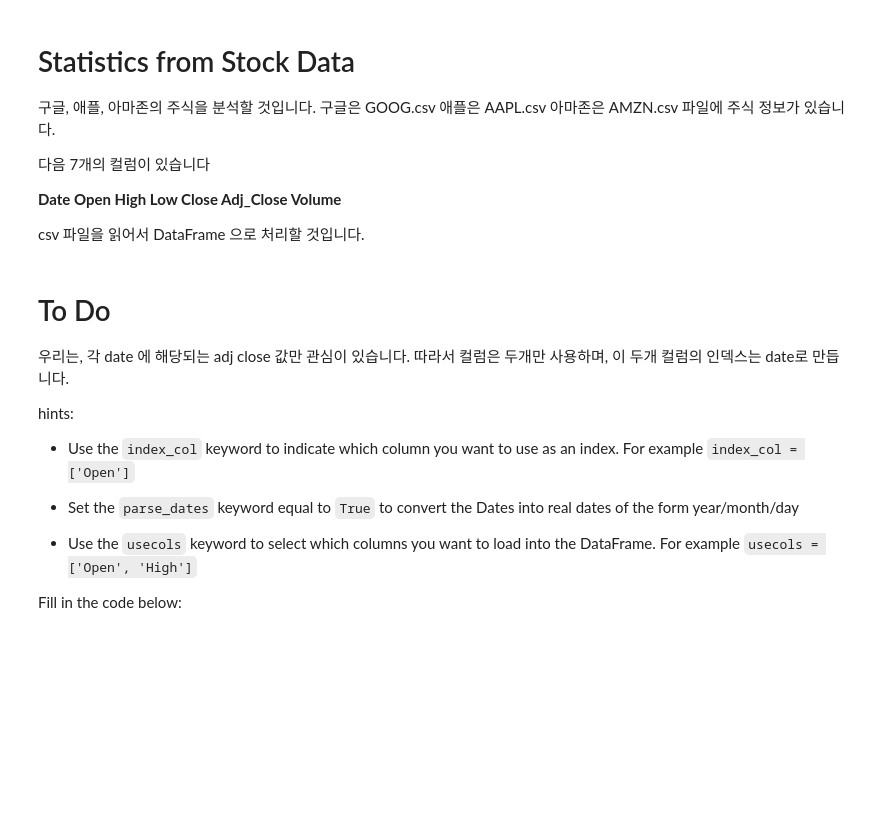
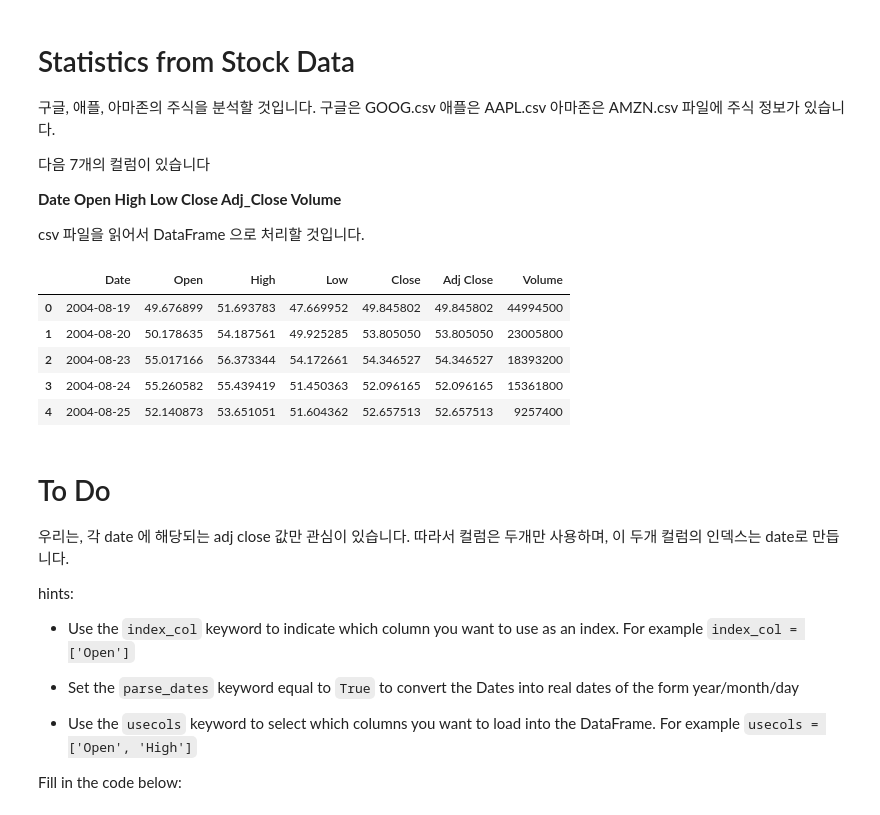
Before and after one commit to hihe81/Study_Python, a Jupyter notebook: 20190804/2.b 실습 Statistics from Stock Data.ipynb, the cells around one changed output. Saved outputs shown, nothing was run; the diff lists cells and outputs as text; code cells hidden in the pictures; blank space fills up the shorter version.

```diff
--- a/20190804/2.b 실습 Statistics from Stock Data.ipynb
+++ b/20190804/2.b 실습 Statistics from Stock Data.ipynb
@@ -10,12 +10,20 @@
 csv 파일을 읽어서 DataFrame 으로 처리할 것입니다.
 # %%
 # 판다스를 임포트 하세요.
-
+import pandas as pd
 
 # GOOG.csv 파일을 판다스로 읽어서 저장하세요.
-df =
+df = pd.read_csv('GOOG.csv')
 
 # 데이터의 처음 5줄을 화면에 출력하세요.
+df.head()
+# %% [output]
+|  | Date | Open | High | Low | Close | Adj Close | Volume |
+| 0 | 2004-08-19 | 49.676899 | 51.693783 | 47.669952 | 49.845802 | 49.845802 | 44994500 |
+| 1 | 2004-08-20 | 50.178635 | 54.187561 | 49.925285 | 53.805050 | 53.805050 | 23005800 |
+| 2 | 2004-08-23 | 55.017166 | 56.373344 | 54.172661 | 54.346527 | 54.346527 | 18393200 |
+| 3 | 2004-08-24 | 55.260582 | 55.439419 | 51.450363 | 52.096165 | 52.096165 | 15361800 |
+| 4 | 2004-08-25 | 52.140873 | 53.651051 | 51.604362 | 52.657513 | 52.657513 | 9257400 |
 # %% [markdown]
 
 
```
Also changed, not shown: parts of 20 cells of this notebook, 3 other files.
